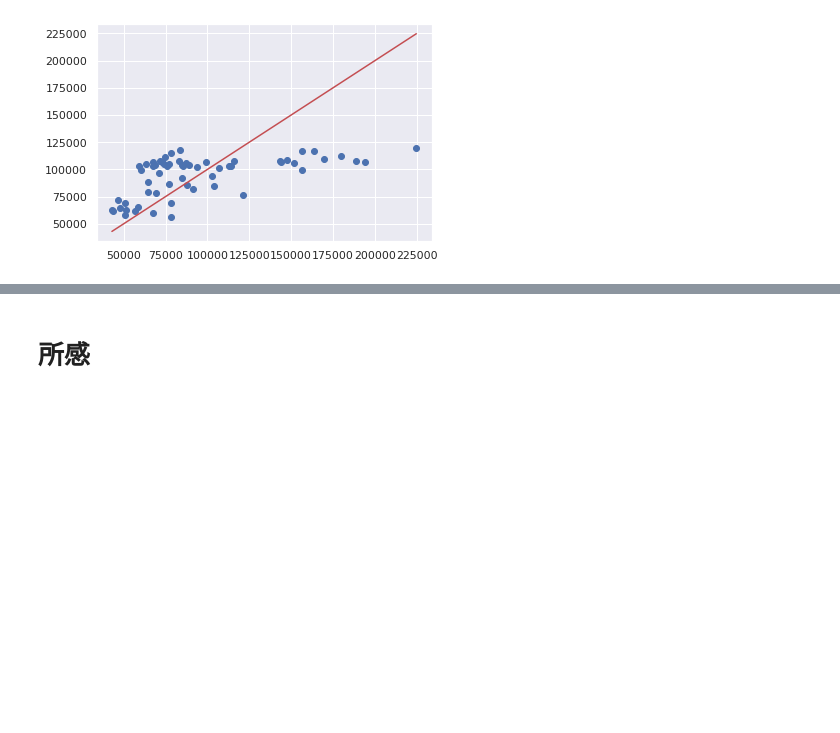
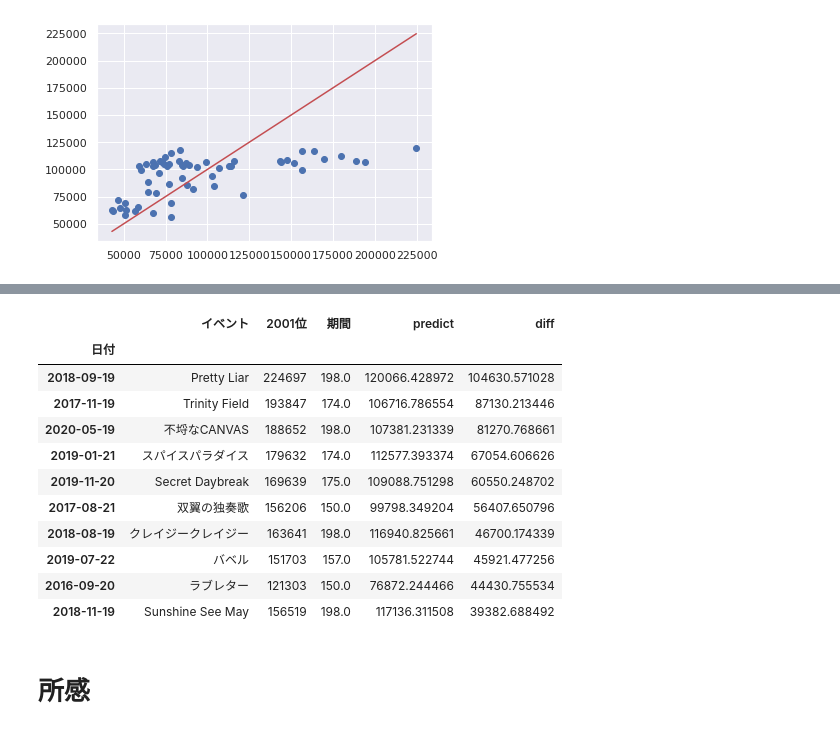
Before and after one commit to Kazuya-Minakuchi/qiita, a Jupyter notebook: dereste_analysis/dereste_event_point_ranking_border/アタポン_2001/script/c4_month_local-level_time-varying-coef.ipynb, the cells around one changed output, grey strips where cells are left out. Saved outputs shown, nothing was run; the diff lists cells and outputs as text; code cells hidden in the pictures; blank space fills up the shorter version.

```diff
--- a/dereste_analysis/dereste_event_point_ranking_border/アタポン_2001/script/c4_month_local-level_time-varying-coef.ipynb
+++ b/dereste_analysis/dereste_event_point_ranking_border/アタポン_2001/script/c4_month_local-level_time-varying-coef.ipynb
@@ -264,3 +269,19 @@ plt.show()
+# %%
+# 残差が大きいTOP10
+df.sort_values('diff', ascending=False).head(10)
+# %% [output]
+|  | イベント | 2001位 | 期間 | predict | diff |
+| 日付 |  |  |  |  |  |
+| 2018-09-19 | Pretty Liar | 224697 | 198.0 | 120066.428972 | 104630.571028 |
+| 2017-11-19 | Trinity Field | 193847 | 174.0 | 106716.786554 | 87130.213446 |
+| 2020-05-19 | 不埒なCANVAS | 188652 | 198.0 | 107381.231339 | 81270.768661 |
+| 2019-01-21 | スパイスパラダイス | 179632 | 174.0 | 112577.393374 | 67054.606626 |
+| 2019-11-20 | Secret Daybreak | 169639 | 175.0 | 109088.751298 | 60550.248702 |
+| 2017-08-21 | 双翼の独奏歌 | 156206 | 150.0 | 99798.349204 | 56407.650796 |
+| 2018-08-19 | クレイジークレイジー | 163641 | 198.0 | 116940.825661 | 46700.174339 |
+| 2019-07-22 | バベル | 151703 | 157.0 | 105781.522744 | 45921.477256 |
+| 2016-09-20 | ラブレター | 121303 | 150.0 | 76872.244466 | 44430.755534 |
+| 2018-11-19 | Sunshine See May | 156519 | 198.0 | 117136.311508 | 39382.688492 |
 # %% [markdown]
 # 所感
 # %% [markdown]
```
Also changed, not shown: parts of 2 cells of this notebook.
